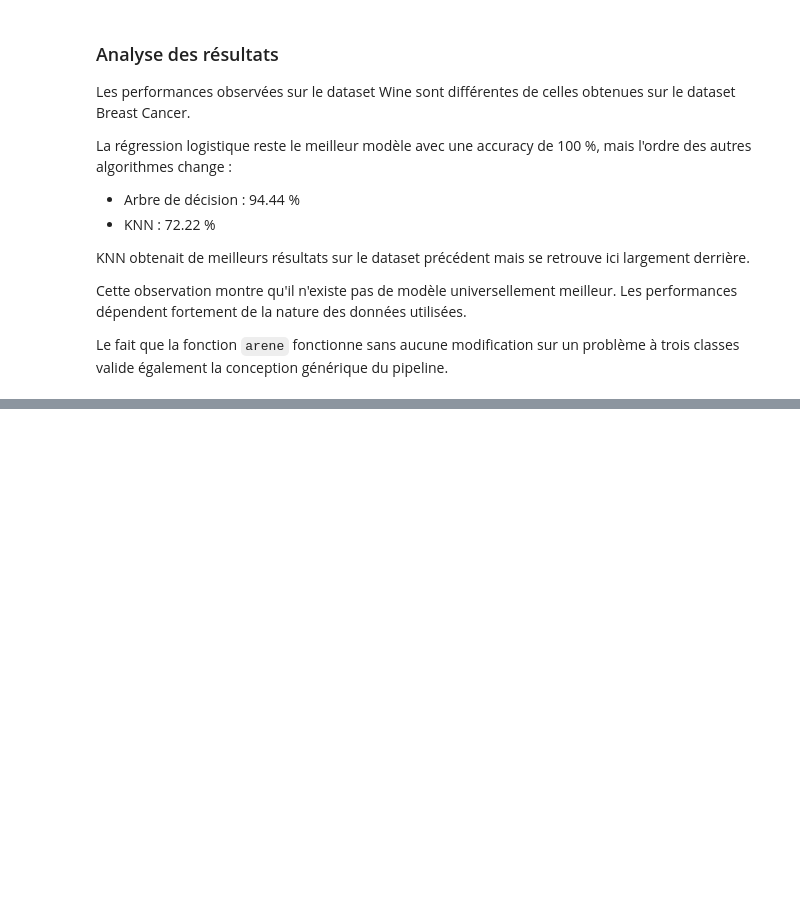
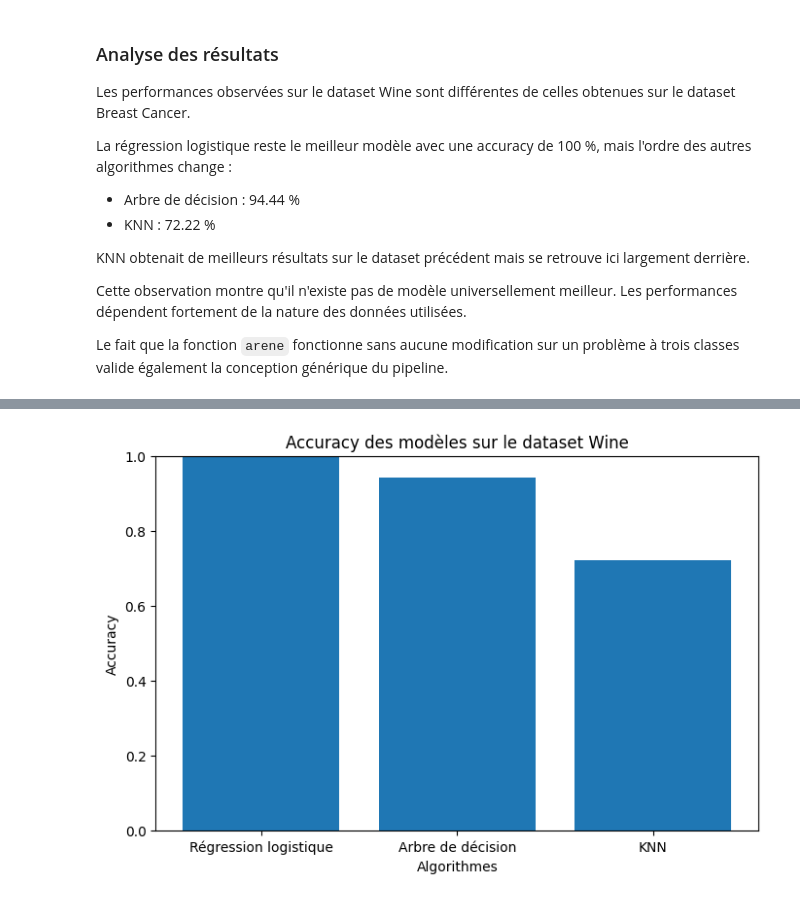
Before and after one commit to GurvanDude/arene-des-algos-Gurvan_Godin, a Jupyter notebook: notebooks/01_arene_des_algos.ipynb, the cells around one changed output, grey strips where cells are left out. Cells and saved outputs as stored; diff of their text form; code cells hidden in the pictures; blank space fills up the shorter version.

Commit message:
feat(visualization): add accuracy comparison chart

```diff
--- a/notebooks/01_arene_des_algos.ipynb
+++ b/notebooks/01_arene_des_algos.ipynb
@@ -405,0 +414,17 @@ Le fait que la fonction `arene` fonctionne sans aucune modification sur un probl
+# %%
+noms = [nom for nom, score in classement_wine]
+scores = [score for nom, score in classement_wine]
+
+plt.figure(figsize=(8, 5))
+
+plt.bar(noms, scores)
+
+plt.title("Accuracy des modèles sur le dataset Wine")
+plt.xlabel("Algorithmes")
+plt.ylabel("Accuracy")
+
+plt.ylim(0, 1)
+
+plt.show()
+# %% [output]
+[figure, added]
```
Also changed, not shown: parts of 3 cells of this notebook.
